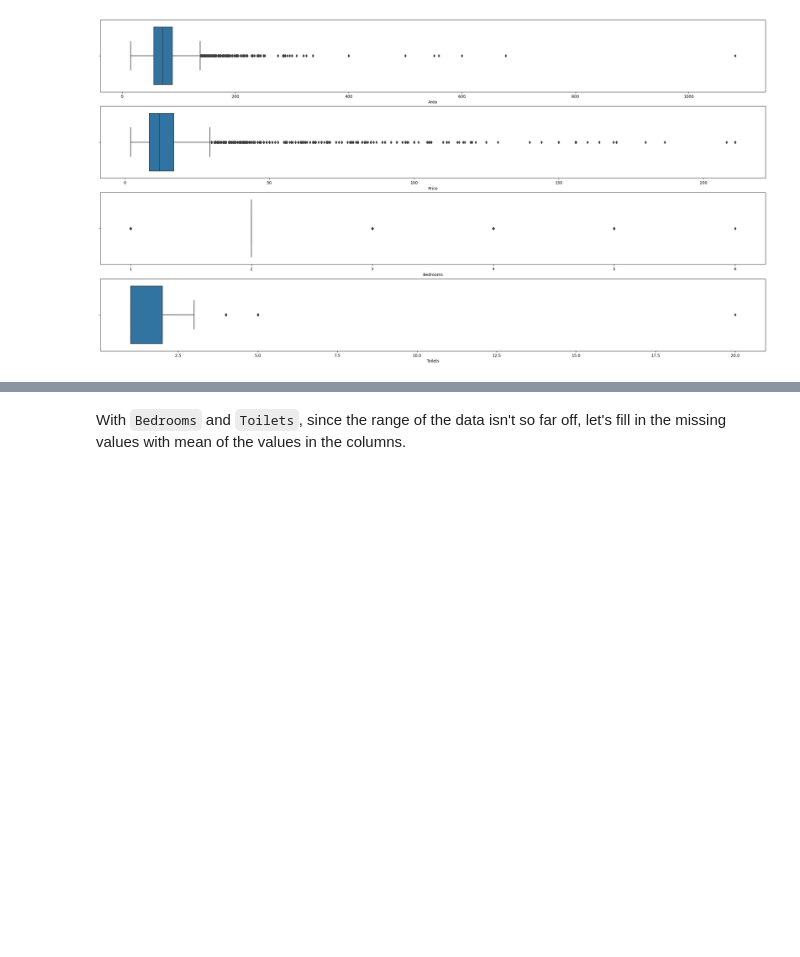
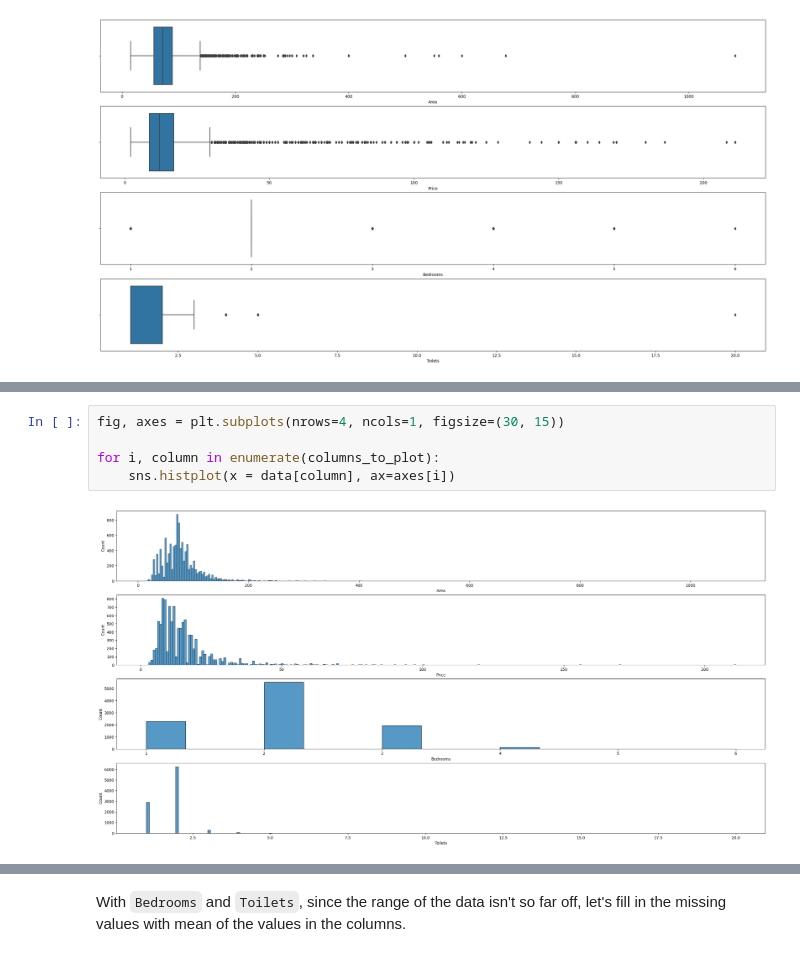
Before and after one commit to bonkh/I2DS_Final_Project, a Jupyter notebook: Notebook/Phase04.Part02.Building_renting_models.ipynb, the cells around one changed output, grey strips where cells are left out. Cells and saved outputs as stored; diff of their text form; blank space fills up the shorter version.

```diff
--- a/Notebook/Phase04.Part02.Building_renting_models.ipynb
+++ b/Notebook/Phase04.Part02.Building_renting_models.ipynb
@@ -58,0 +63,7 @@ for i, column in enumerate(columns_to_plot):
+# %%
+fig, axes = plt.subplots(nrows=4, ncols=1, figsize=(30, 15))
+
+for i, column in enumerate(columns_to_plot):
+    sns.histplot(x = data[column], ax=axes[i])
+# %% [output]
+[figure, added]
```
Also changed, not shown: parts of 31 cells of this notebook, 2 other files.
